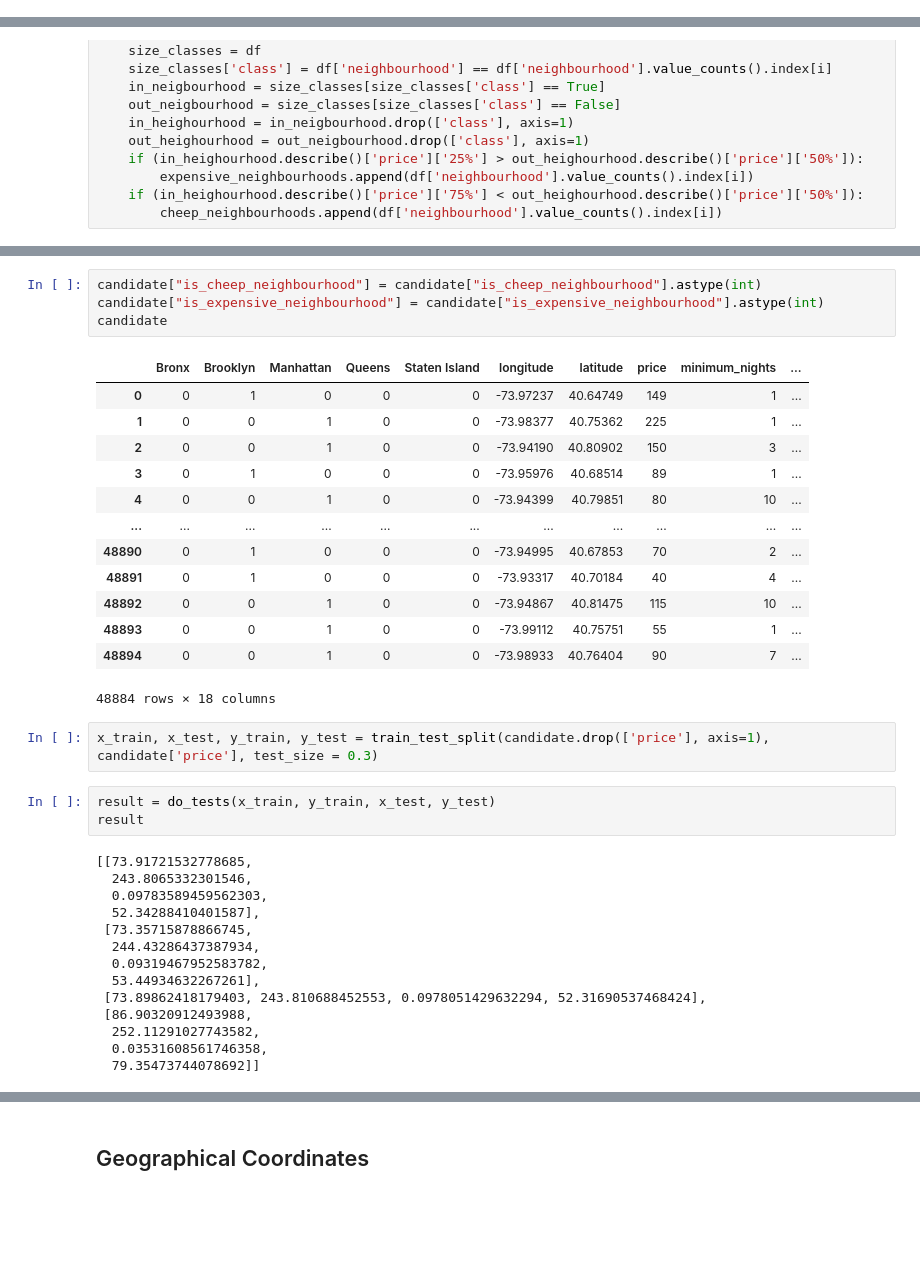
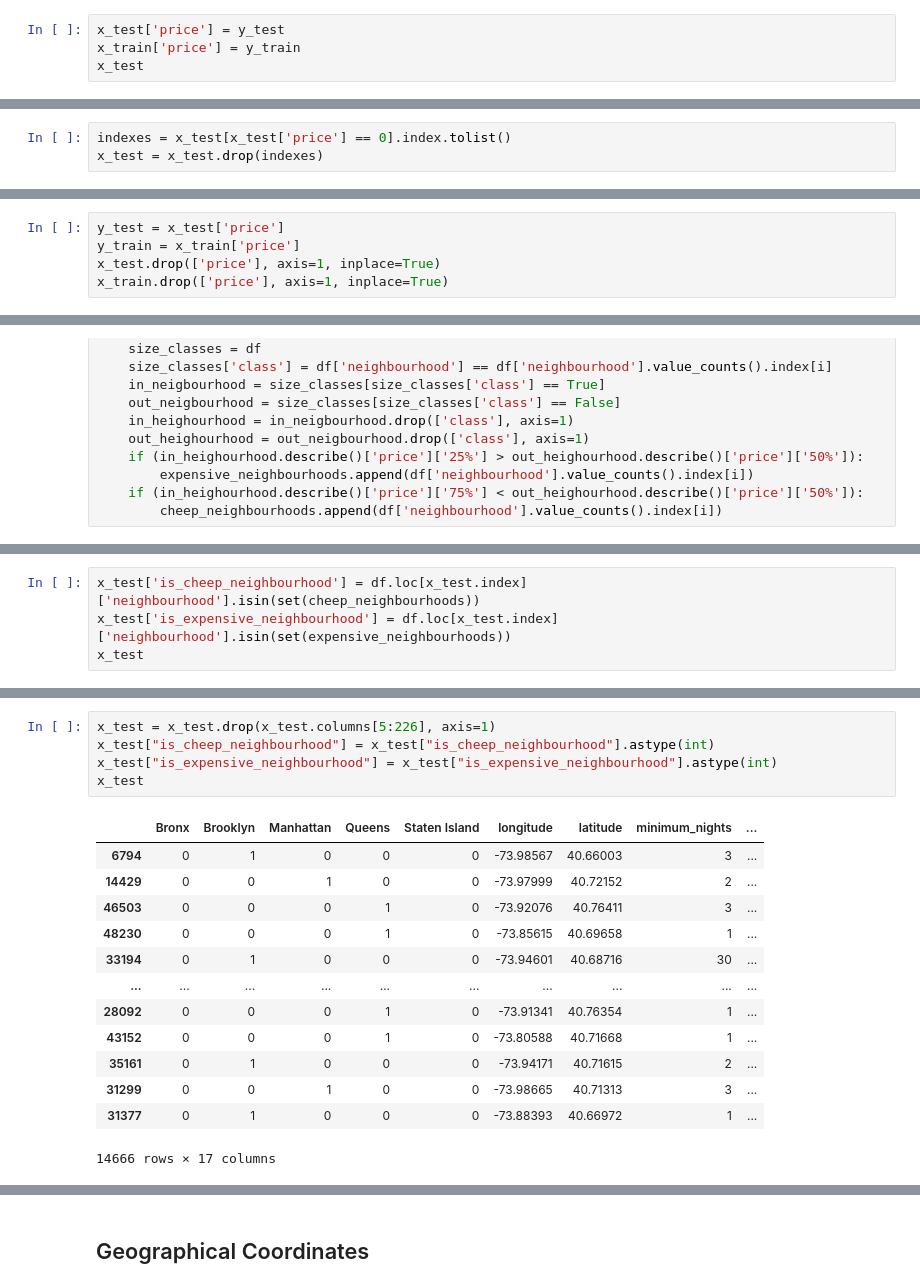
Before and after one commit to KogtikovNikita/DataScience, a Jupyter notebook: Future Engineering & Advanced Processing.ipynb, the cells around one changed output, grey strips where cells are left out. Drawn from its saved outputs; the diff is of its cells as text; blank space fills up the shorter version.

```diff
--- a/Future Engineering & Advanced Processing.ipynb
+++ b/Future Engineering & Advanced Processing.ipynb
@@ -216,0 +203,4 @@ result
+# %%
+x_test['price'] = y_test
+x_train['price'] = y_train
+x_test
@@ -216,0 +221,3 @@ result
+# %%
+indexes = x_test[x_test['price'] == 0].index.tolist()
+x_test = x_test.drop(indexes)
@@ -216,0 +227,5 @@ result
+# %%
+y_test = x_test['price']
+y_train = x_train['price']
+x_test.drop(['price'], axis=1, inplace=True)
+x_train.drop(['price'], axis=1, inplace=True)
@@ -287,0 +334,4 @@ candidate
+# %%
+x_test['is_cheep_neighbourhood'] = df.loc[x_test.index]['neighbourhood'].isin(set(cheep_neighbourhoods))
+x_test['is_expensive_neighbourhood'] = df.loc[x_test.index]['neighbourhood'].isin(set(expensive_neighbourhoods))
+x_test
@@ -288,37 +352,19 @@ candidate
 # %%
-candidate["is_cheep_neighbourhood"] = candidate["is_cheep_neighbourhood"].astype(int)
-candidate["is_expensive_neighbourhood"] = candidate["is_expensive_neighbourhood"].astype(int)
-candidate
+x_test = x_test.drop(x_test.columns[5:226], axis=1)
+x_test["is_cheep_neighbourhood"] = x_test["is_cheep_neighbourhood"].astype(int)
+x_test["is_expensive_neighbourhood"] = x_test["is_expensive_neighbourhood"].astype(int)
+x_test
 # %% [output]
-|  | Bronx | Brooklyn | Manhattan | Queens | Staten Island | longitude | latitude | price | minimum_nights | ... |
-| 0 | 0 | 1 | 0 | 0 | 0 | -73.97237 | 40.64749 | 149 | 1 | ... |
-| 1 | 0 | 0 | 1 | 0 | 0 | -73.98377 | 40.75362 | 225 | 1 | ... |
-| 2 | 0 | 0 | 1 | 0 | 0 | -73.94190 | 40.80902 | 150 | 3 | ... |
-| 3 | 0 | 1 | 0 | 0 | 0 | -73.95976 | 40.68514 | 89 | 1 | ... |
-| 4 | 0 | 0 | 1 | 0 | 0 | -73.94399 | 40.79851 | 80 | 10 | ... |
-| ... | ... | ... | ... | ... | ... | ... | ... | ... | ... | ... |
-| 48890 | 0 | 1 | 0 | 0 | 0 | -73.94995 | 40.67853 | 70 | 2 | ... |
-| 48891 | 0 | 1 | 0 | 0 | 0 | -73.93317 | 40.70184 | 40 | 4 | ... |
-| 48892 | 0 | 0 | 1 | 0 | 0 | -73.94867 | 40.81475 | 115 | 10 | ... |
-| 48893 | 0 | 0 | 1 | 0 | 0 | -73.99112 | 40.75751 | 55 | 1 | ... |
-| 48894 | 0 | 0 | 1 | 0 | 0 | -73.98933 | 40.76404 | 90 | 7 | ... |
+|  | Bronx | Brooklyn | Manhattan | Queens | Staten Island | longitude | latitude | minimum_nights | ... |
+| 6794 | 0 | 1 | 0 | 0 | 0 | -73.98567 | 40.66003 | 3 | ... |
+| 14429 | 0 | 0 | 1 | 0 | 0 | -73.97999 | 40.72152 | 2 | ... |
+| 46503 | 0 | 0 | 0 | 1 | 0 | -73.92076 | 40.76411 | 3 | ... |
+| 48230 | 0 | 0 | 0 | 1 | 0 | -73.85615 | 40.69658 | 1 | ... |
+| 33194 | 0 | 1 | 0 | 0 | 0 | -73.94601 | 40.68716 | 30 | ... |
+| ... | ... | ... | ... | ... | ... | ... | ... | ... | ... |
+| 28092 | 0 | 0 | 0 | 1 | 0 | -73.91341 | 40.76354 | 1 | ... |
+| 43152 | 0 | 0 | 0 | 1 | 0 | -73.80588 | 40.71668 | 1 | ... |
+| 35161 | 0 | 1 | 0 | 0 | 0 | -73.94171 | 40.71615 | 2 | ... |
+| 31299 | 0 | 0 | 1 | 0 | 0 | -73.98665 | 40.71313 | 3 | ... |
+| 31377 | 0 | 1 | 0 | 0 | 0 | -73.88393 | 40.66972 | 1 | ... |
-48884 rows × 18 columns
+14666 rows × 17 columns
-# %%
-x_train, x_test, y_train, y_test = train_test_split(candidate.drop(['price'], axis=1), candidate['price'], test_size = 0.3)
-# %%
-result = do_tests(x_train, y_train, x_test, y_test)
-result
-# %% [output]
-[[73.91721532778685,
-  243.8065332301546,
-  0.09783589459562303,
-  52.34288410401587],
- [73.35715878866745,
-  244.43286437387934,
-  0.09319467952583782,
-  53.44934632267261],
- [73.89862418179403, 243.810688452553, 0.0978051429632294, 52.31690537468424],
- [86.90320912493988,
-  252.11291027743582,
-  0.03531608561746358,
-  79.35473744078692]]
```
Also changed, not shown: parts of 49 cells of this notebook.
